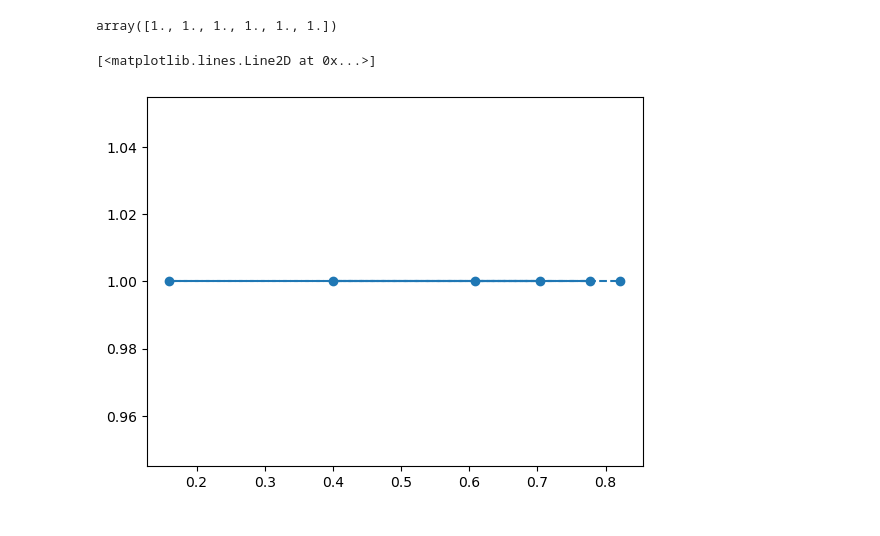
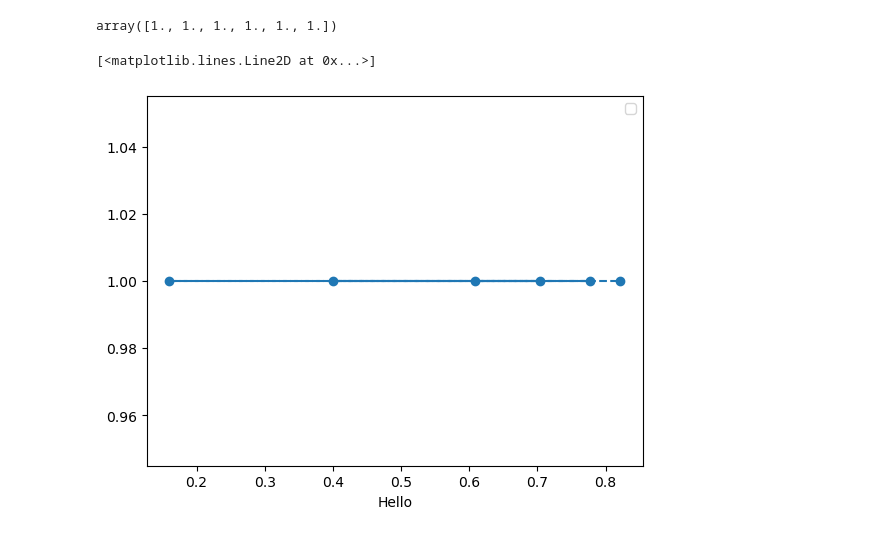
Before and after one commit to zaibutcooler/ai-playground, a Jupyter notebook: lib/matplotlib/test_one.ipynb, the cells around one changed output. Saved outputs shown, nothing was run; the diff lists cells and outputs as text; code cells hidden in the pictures.

```diff
--- a/lib/matplotlib/test_one.ipynb
+++ b/lib/matplotlib/test_one.ipynb
@@ -13,7 +13,9 @@ data_two
 # %% [output]
 array([1., 1., 1., 1., 1., 1.])
 # %%
-plt.plot(data_one,data_two,'o--')
+plt.xlabel('Hello')
+plt.legend('Yo yo')
+plt.plot(data_one,data_two,'o--',label="super testo")
 # %% [output]
 [<matplotlib.lines.Line2D at 0x...>]
-[figure, old version]
+[figure, new version]
```
Also changed, not shown: 16 other files.
